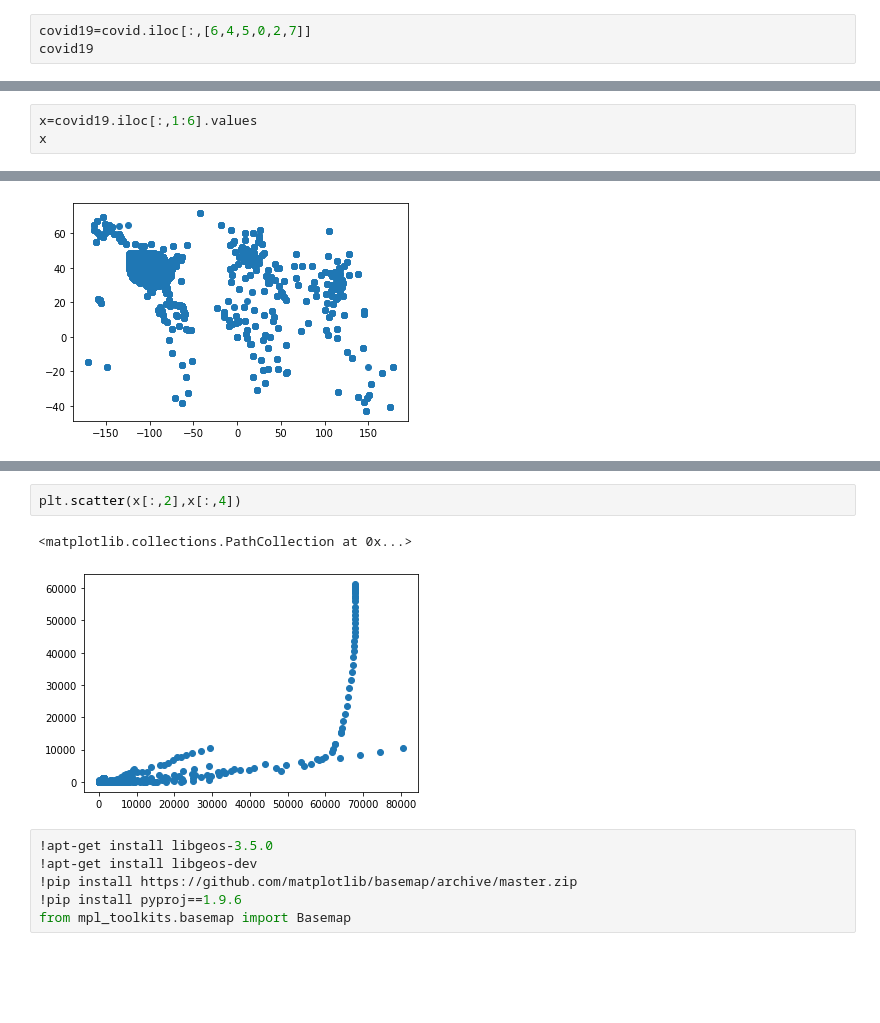
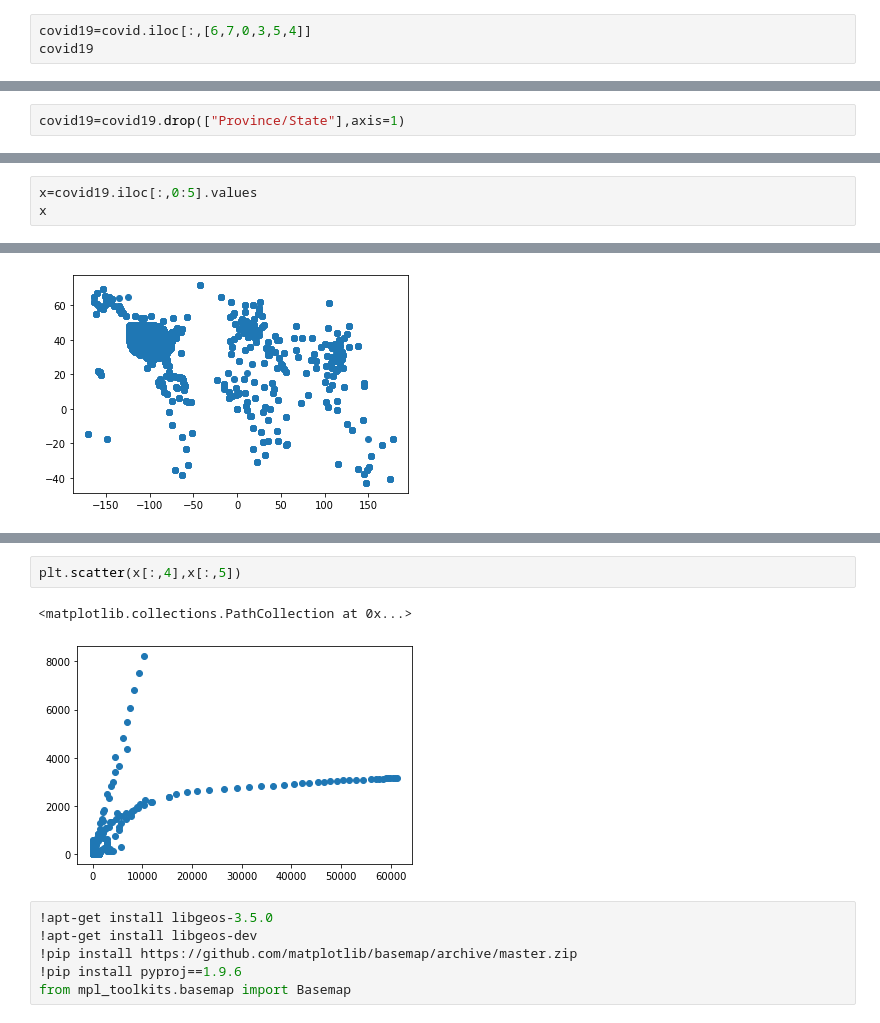
Before and after one commit to 19pa1a05c7/clustering-with-kmeans, a Jupyter notebook: copy_of_Untitled2.ipynb, the cells around one changed output, grey strips where cells are left out. Saved outputs shown, nothing was run; the diff lists cells and outputs as text; blank space fills up the shorter version.

```diff
--- a/copy_of_Untitled2.ipynb
+++ b/copy_of_Untitled2.ipynb
@@ -162,6 +159,6 @@ memory usage: 1.7+ MB
 # %% [markdown]
 # **Forming dataframe contributing each row to each city.**
 # %%
-covid19=covid.iloc[:,[6,4,5,0,2,7]]
+covid19=covid.iloc[:,[6,7,0,3,5,4]]
 covid19
 # %% [output]
@@ -180,4 +177,6 @@ covid19
 24435 rows × 6 columns
+# %%
+covid19=covid19.drop(["Province/State"],axis=1)
 # %%
 covid19.columns
 # %% [output]
@@ -187,4 +184,4 @@ Index(['Province/State', 'Latitude', 'Longitude', 'Confirmed', 'Deaths',
 # %%
-x=covid19.iloc[:,1:6].values
+x=covid19.iloc[:,0:5].values
 x
 # %% [output]
@@ -217,10 +214,10 @@ plt.scatter(x[:,2],x[:,3])
 <matplotlib.collections.PathCollection at 0x...>
 [figure]
 # %%
-plt.scatter(x[:,2],x[:,4])
+plt.scatter(x[:,4],x[:,5])
 # %% [output]
 <matplotlib.collections.PathCollection at 0x...>
-[figure, old version]
+[figure, new version]
 # %%
 !apt-get install libgeos-3.5.0
 !apt-get install libgeos-dev
```
Also changed, not shown: parts of 22 cells of this notebook.
